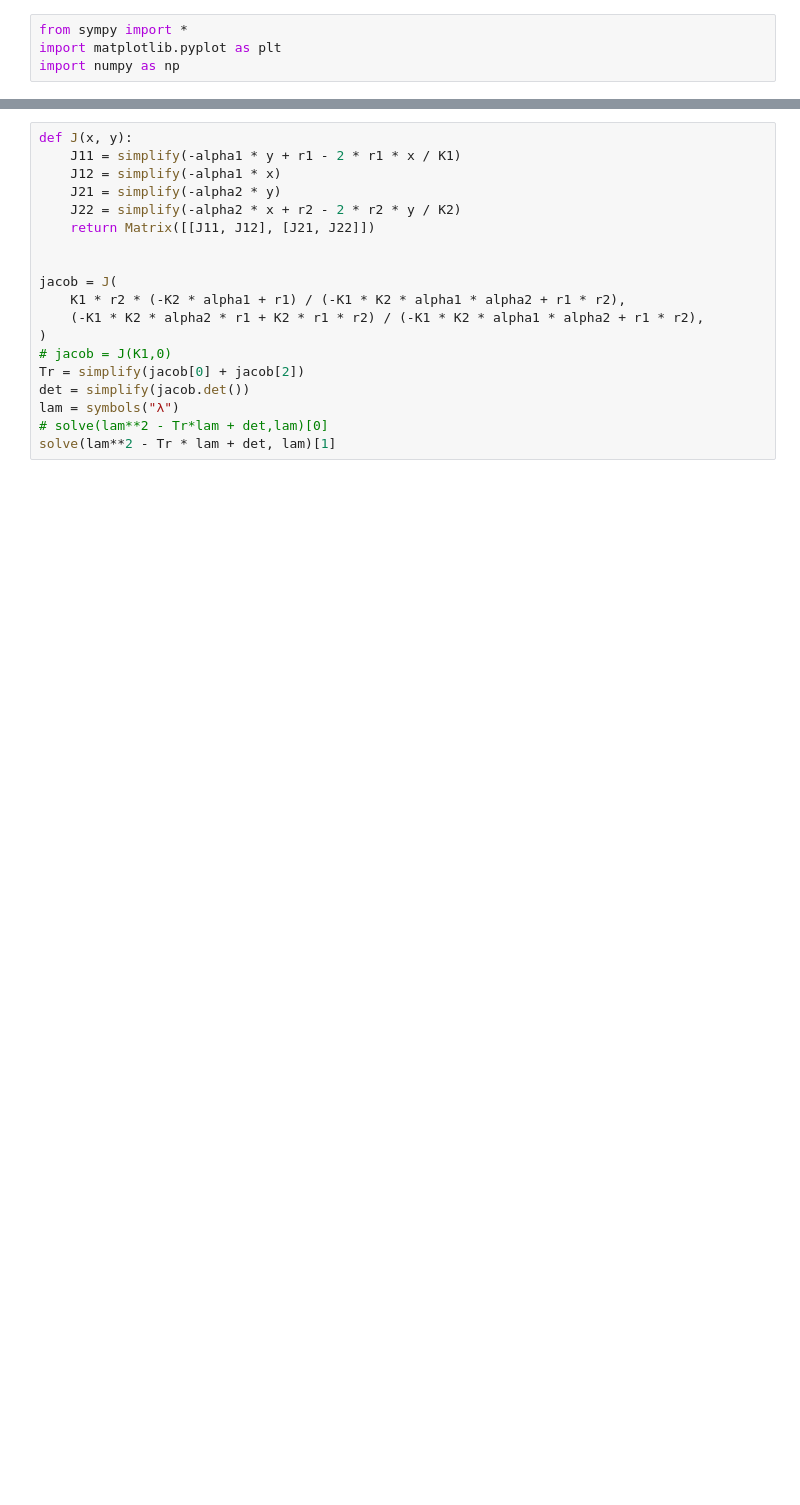
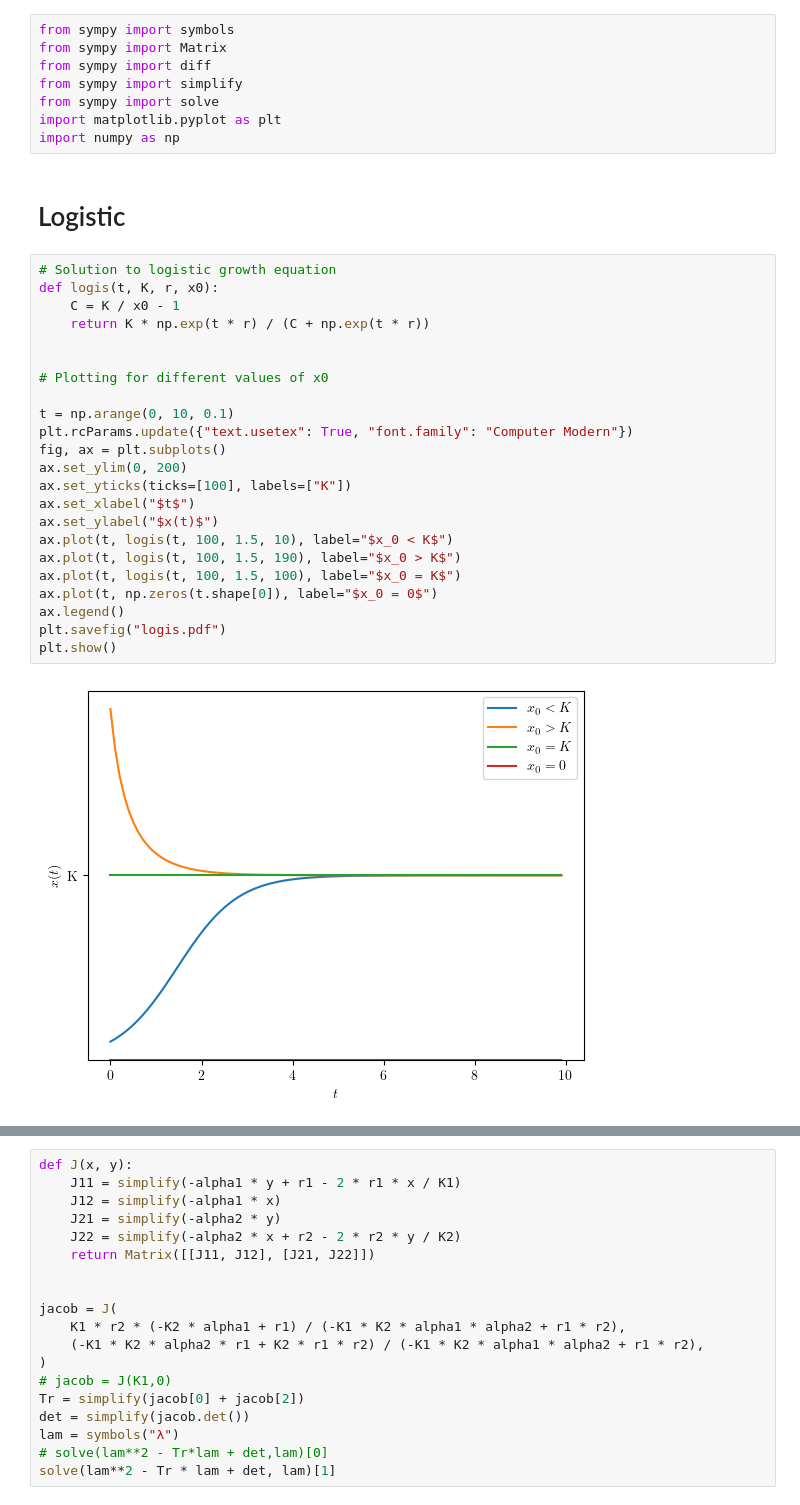
Before and after one commit to ufotermiten/MVE162, a Jupyter notebook: Assignment1.ipynb, the cells around one changed output, grey strips where cells are left out. Drawn from its saved outputs; the diff is of its cells as text; blank space fills up the shorter version.

```diff
--- a/Assignment1.ipynb
+++ b/Assignment1.ipynb
@@ -1,4 +1,35 @@
 # %%
-from sympy import *
+from sympy import symbols
+from sympy import Matrix
+from sympy import diff
+from sympy import simplify
+from sympy import solve
 import matplotlib.pyplot as plt
 import numpy as np
+# %% [markdown]
+# Logistic
+# %%
+# Solution to logistic growth equation
+def logis(t, K, r, x0):
+    C = K / x0 - 1
+    return K * np.exp(t * r) / (C + np.exp(t * r))
+
+
+# Plotting for different values of x0
+
+t = np.arange(0, 10, 0.1)
+plt.rcParams.update({"text.usetex": True, "font.family": "Computer Modern"})
+fig, ax = plt.subplots()
+ax.set_ylim(0, 200)
+ax.set_yticks(ticks=[100], labels=["K"])
+ax.set_xlabel("$t$")
+ax.set_ylabel("$x(t)$")
+ax.plot(t, logis(t, 100, 1.5, 10), label="$x_0 < K$")
+ax.plot(t, logis(t, 100, 1.5, 190), label="$x_0 > K$")
+ax.plot(t, logis(t, 100, 1.5, 100), label="$x_0 = K$")
+ax.plot(t, np.zeros(t.shape[0]), label="$x_0 = 0$")
+ax.legend()
+plt.savefig("logis.pdf")
+plt.show()
+# %% [output]
+[figure, added]
```
Also changed, not shown: parts of 4 cells of this notebook, 1 other file.
